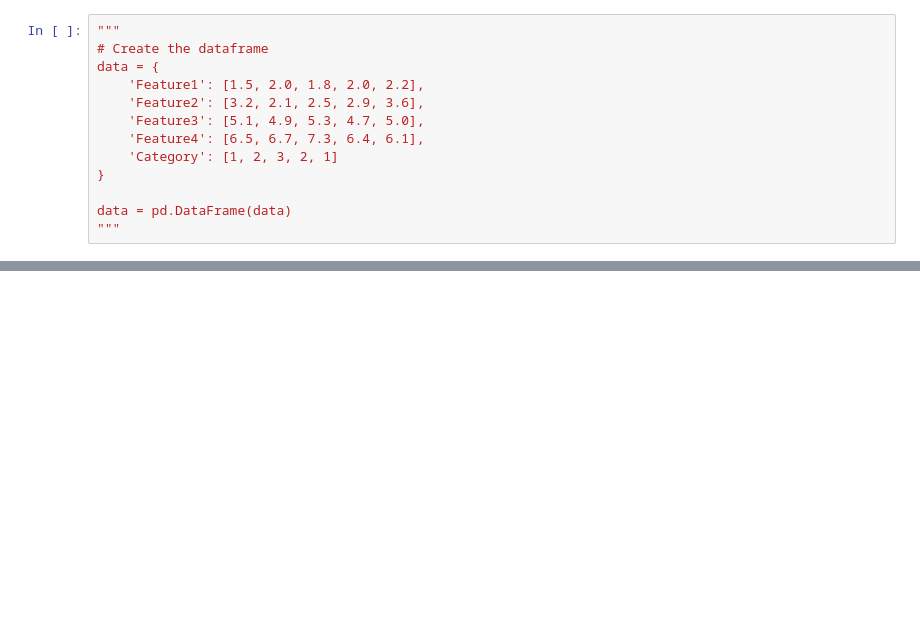
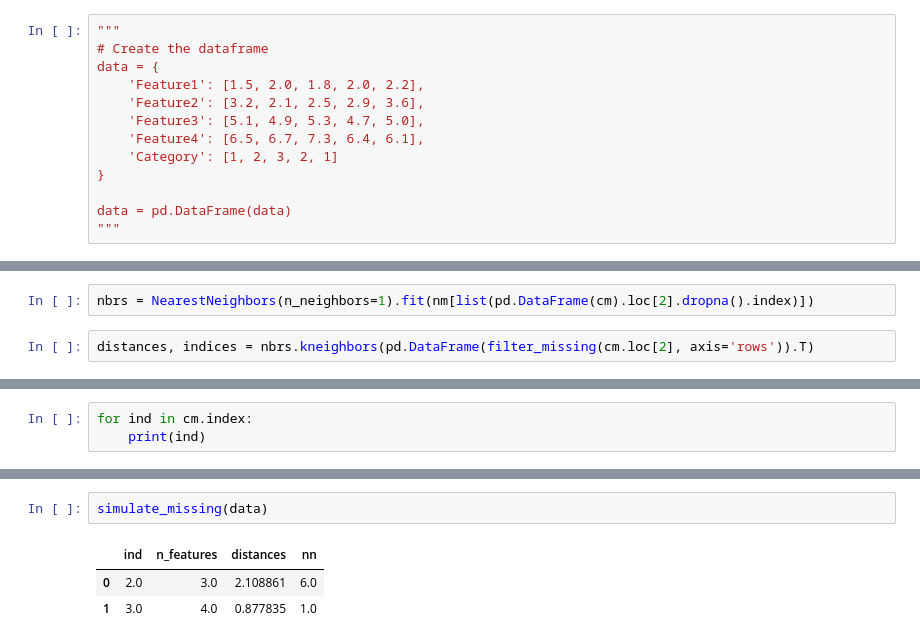
Before and after one commit to jlnetosci/evaluate-imputation, a Jupyter notebook: prototyping.ipynb, the cells around one changed output, grey strips where cells are left out. Cells and saved outputs as stored; diff of their text form; blank space fills up the shorter version.

```diff
--- a/prototyping.ipynb
+++ b/prototyping.ipynb
@@ -226,0 +349,4 @@ def simulate_missing(df, method):
+# %%
+nbrs = NearestNeighbors(n_neighbors=1).fit(nm[list(pd.DataFrame(cm).loc[2].dropna().index)])
+# %%
+distances, indices = nbrs.kneighbors(pd.DataFrame(filter_missing(cm.loc[2], axis='rows')).T)
@@ -226,0 +361,3 @@ def simulate_missing(df, method):
+# %%
+for ind in cm.index:
+    print(ind)
@@ -226,0 +447,6 @@ def simulate_missing(df, method):
+# %%
+simulate_missing(data)
+# %% [output]
+|  | ind | n_features | distances | nn |
+| 0 | 2.0 | 3.0 | 2.108861 | 6.0 |
+| 1 | 3.0 | 4.0 | 0.877835 | 1.0 |
```
Also changed, not shown: parts of 31 cells of this notebook.
